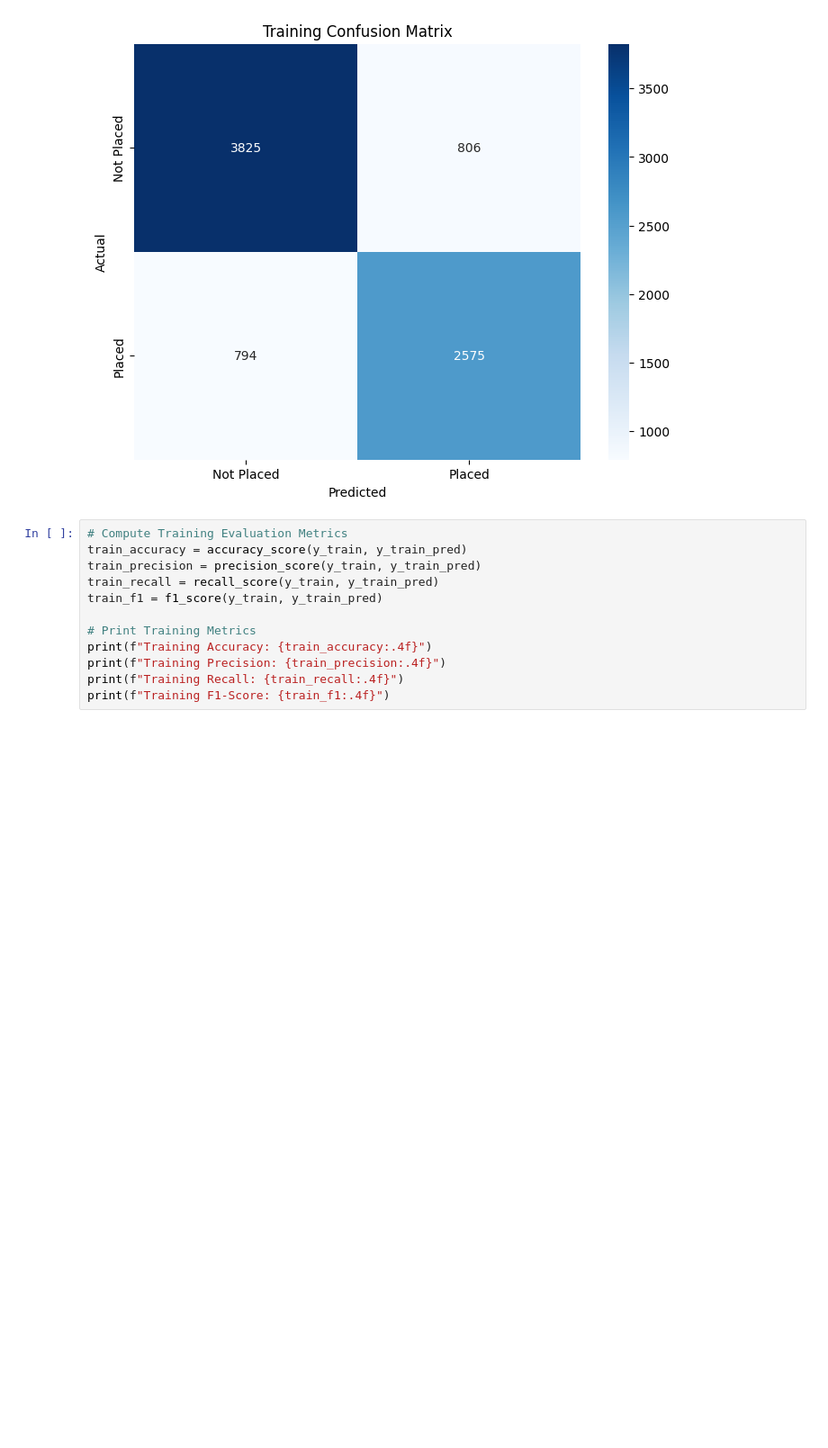
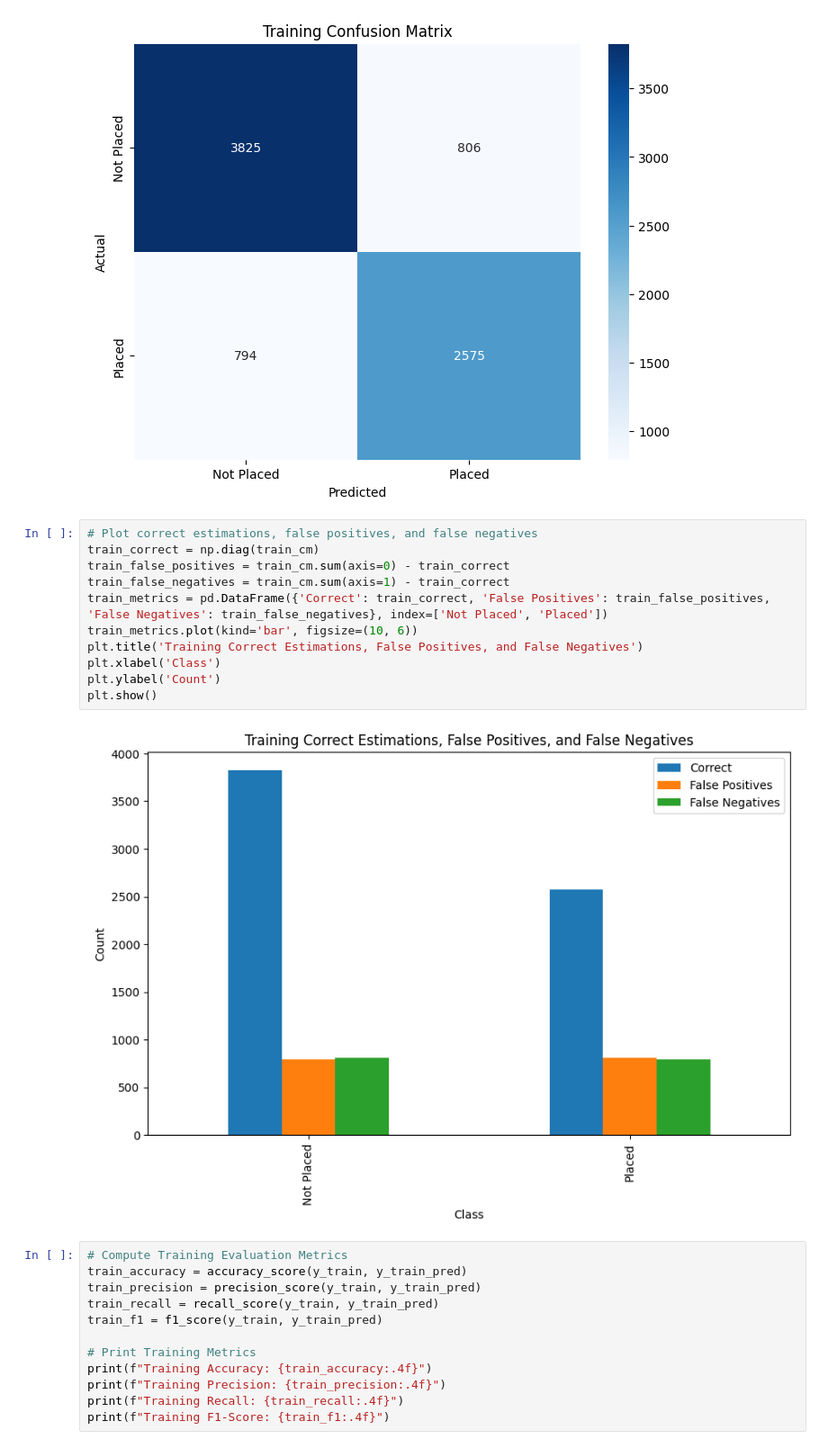
Before and after one commit to Hadeelhs/student-placement-prediction, a Jupyter notebook: placement_prediction-classification.ipynb, the cells around one changed output. Shown at 90% size. Drawn from its saved outputs; the diff is of its cells as text; blank space fills up the shorter version.

Commit message:
correct estimations, FP, FN chart

```diff
--- a/placement_prediction-classification.ipynb
+++ b/placement_prediction-classification.ipynb
@@ -110,6 +110,19 @@ plt.title('Training Confusion Matrix')
 plt.show()
 # %% [output]
 [figure]
+# %%
+# Plot correct estimations, false positives, and false negatives
+train_correct = np.diag(train_cm)
+train_false_positives = train_cm.sum(axis=0) - train_correct
+train_false_negatives = train_cm.sum(axis=1) - train_correct
+train_metrics = pd.DataFrame({'Correct': train_correct, 'False Positives': train_false_positives, 'False Negatives': train_false_negatives}, index=['Not Placed', 'Placed'])
+train_metrics.plot(kind='bar', figsize=(10, 6))
+plt.title('Training Correct Estimations, False Positives, and False Negatives')
+plt.xlabel('Class')
+plt.ylabel('Count')
+plt.show()
+# %% [output]
+[figure, added]
 # %%
 # Compute Training Evaluation Metrics
 train_accuracy = accuracy_score(y_train, y_train_pred)
```
Also changed, not shown: parts of 1 cell of this notebook.
